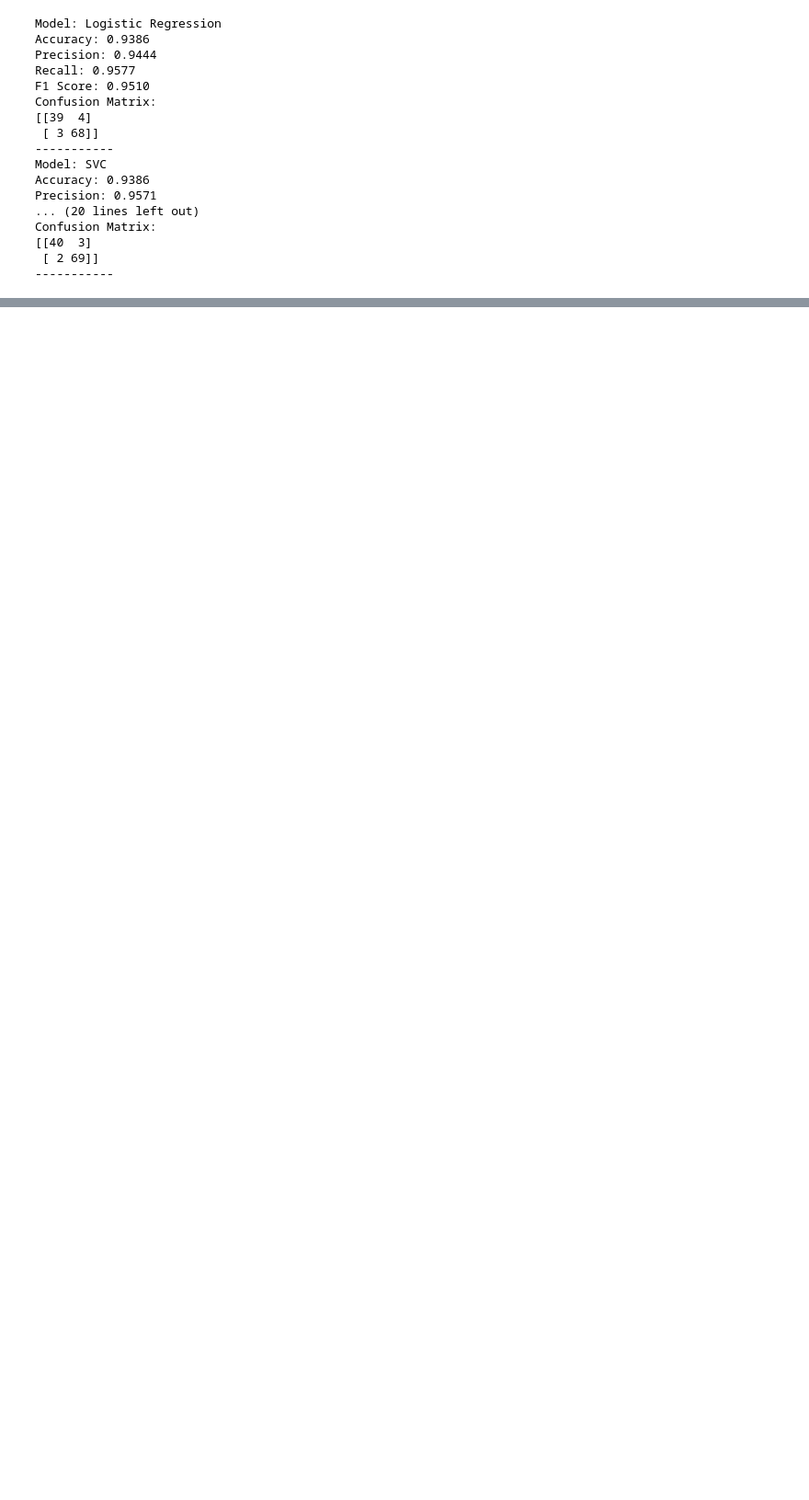
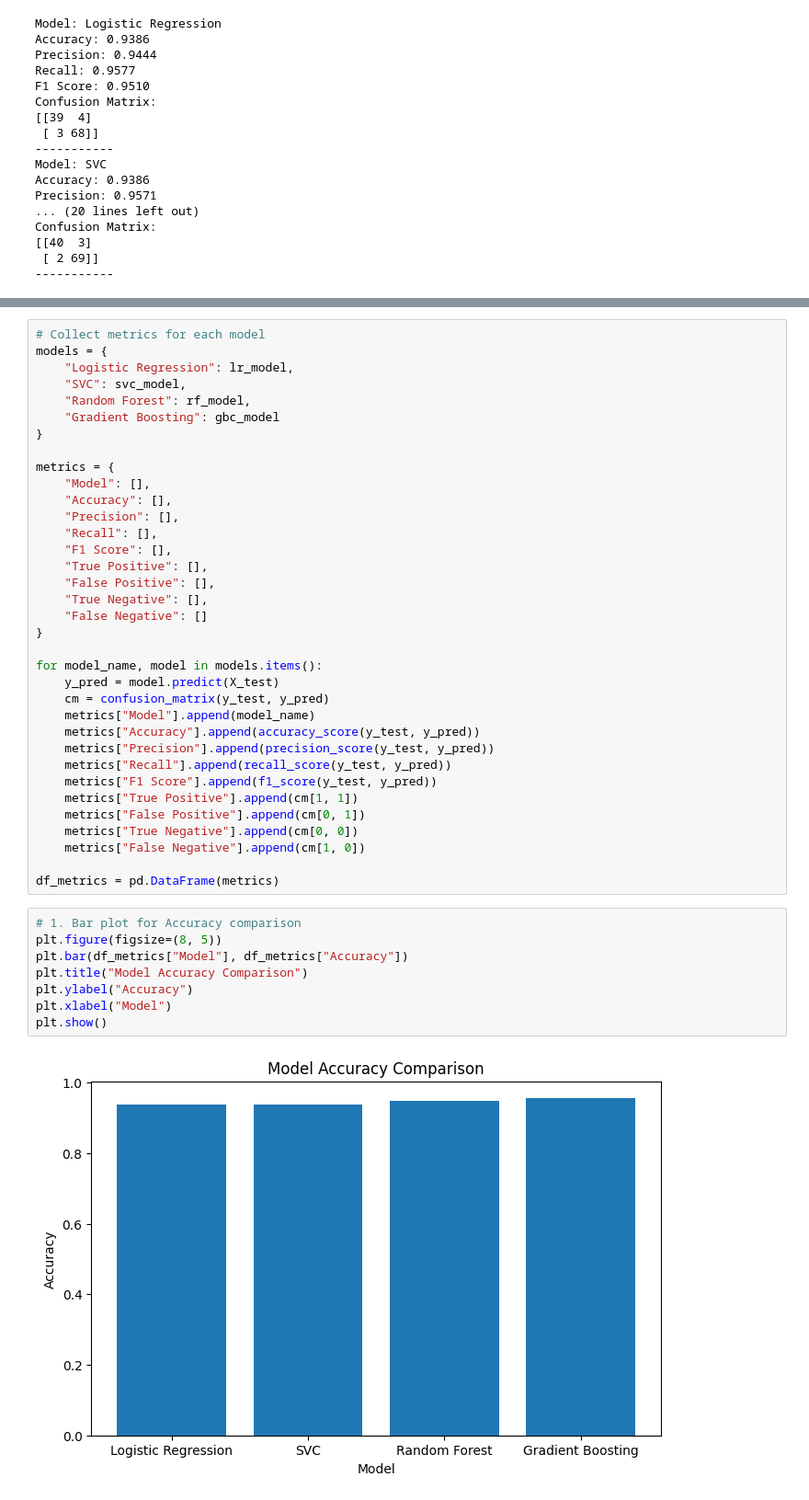
Before and after one commit to virensasalu/Breast-Cancer-Prediction-Model, a Jupyter notebook: Main.ipynb, the cells around one changed output, grey strips where cells are left out. Shown at 92% size. Cells and saved outputs as stored; diff of their text form; blank space fills up the shorter version.

```diff
--- a/Main.ipynb
+++ b/Main.ipynb
@@ -275,0 +203,45 @@ SystemExit: 1
+# %%
+# Collect metrics for each model
+models = {
+    "Logistic Regression": lr_model,
+    "SVC": svc_model,
+    "Random Forest": rf_model,
+    "Gradient Boosting": gbc_model
+}
+
+metrics = {
+    "Model": [],
+    "Accuracy": [],
+    "Precision": [],
+    "Recall": [],
+    "F1 Score": [],
+    "True Positive": [],
+    "False Positive": [],
+    "True Negative": [],
+    "False Negative": []
+}
+
+for model_name, model in models.items():
+    y_pred = model.predict(X_test)
+    cm = confusion_matrix(y_test, y_pred)
+    metrics["Model"].append(model_name)
+    metrics["Accuracy"].append(accuracy_score(y_test, y_pred))
+    metrics["Precision"].append(precision_score(y_test, y_pred))
+    metrics["Recall"].append(recall_score(y_test, y_pred))
+    metrics["F1 Score"].append(f1_score(y_test, y_pred))
+    metrics["True Positive"].append(cm[1, 1])
+    metrics["False Positive"].append(cm[0, 1])
+    metrics["True Negative"].append(cm[0, 0])
+    metrics["False Negative"].append(cm[1, 0])
+
+df_metrics = pd.DataFrame(metrics)
+# %%
+# 1. Bar plot for Accuracy comparison
+plt.figure(figsize=(8, 5))
+plt.bar(df_metrics["Model"], df_metrics["Accuracy"])
+plt.title("Model Accuracy Comparison")
+plt.ylabel("Accuracy")
+plt.xlabel("Model")
+plt.show()
+# %% [output]
+[figure, added]
```
Also changed, not shown: parts of 16 cells of this notebook, 29 other files.
